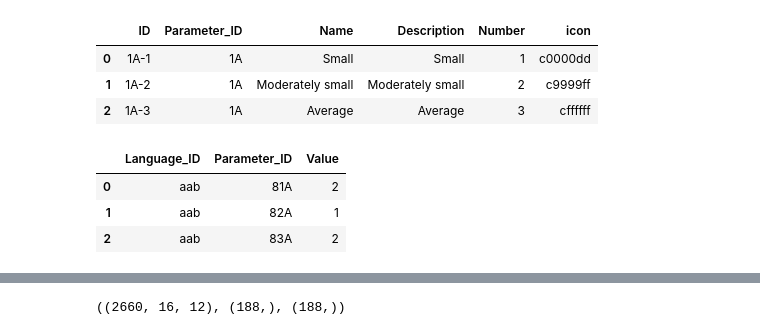
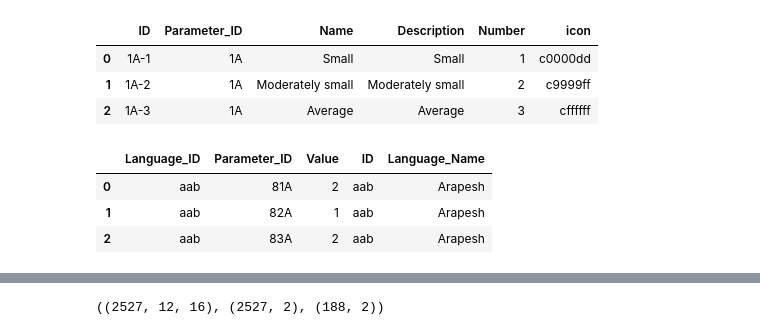
Before and after one commit to Pappa/conlanger, a Jupyter notebook: notebooks/explore_wals.ipynb, the cells around one changed output, grey strips where cells are left out. Saved outputs shown, nothing was run; the diff lists cells and outputs as text; code cells hidden in the pictures.

Commit message:
WALS language parameters

```diff
--- a/notebooks/explore_wals.ipynb
+++ b/notebooks/explore_wals.ipynb
@@ -71,17 +72,24 @@ code_df.head(3)
 | 1 | 1A-2 | 1A | Moderately small | Moderately small | 2 | c9999ff |
 | 2 | 1A-3 | 1A | Average | Average | 3 | cffffff |
 # %%
-value_df = pd.DataFrame(wals.iter_rows("ValueTable")).drop(
-    columns=["ID", "Code_ID", "Comment", "Source", "Example_ID"]
+value_df = (
+    pd.DataFrame(wals.iter_rows("ValueTable"))
+    .drop(columns=["ID", "Code_ID", "Comment", "Source", "Example_ID"])
+    .merge(
+        lang_df[["ID", "Name"]].rename(columns={"Name": "Language_Name"}),
+        left_on="Language_ID",
+        right_on="ID",
+    )
 )
 value_df["Value"] = value_df["Value"].astype(int)
+value_df["Language_Name"] = value_df["Language_Name"].str.split(" (", regex=False).str[0]
 
 value_df.head(3)
 # %% [output]
-|  | Language_ID | Parameter_ID | Value |
-| 0 | aab | 81A | 2 |
-| 1 | aab | 82A | 1 |
-| 2 | aab | 83A | 2 |
+|  | Language_ID | Parameter_ID | Value | ID | Language_Name |
+| 0 | aab | 81A | 2 | aab | Arapesh |
+| 1 | aab | 82A | 1 | aab | Arapesh |
+| 2 | aab | 83A | 2 | aab | Arapesh |
 # %%
 example_df = pd.DataFrame(wals.iter_rows("ExampleTable"))
 example_df.head(3)
@@ -93,29 +101,36 @@ example_df.head(3)
 # %%
 def map_params(df):
     lang = df.to_numpy()
-    lang_value_indices = np.isin(lang[:, 0], param_ids).nonzero()
-    param_indices = np.isin(param_ids, lang[:, 0]).nonzero()
-    result = np.zeros(param_ids.shape)
+    lang_value_indices = np.isin(lang[:, 0], parameters[:, 0]).nonzero()
+    param_indices = np.isin(parameters[:, 0], lang[:, 0]).nonzero()
+    result = np.zeros(parameters[:, 0].shape)
     result[param_indices] = lang[:, 1][lang_value_indices]
     return result
 
 
-unique_languages = np.unique(value_df.Language_ID)
+values_by_language = value_df.groupby(["Language_ID", "Language_Name"])
+unique_languages = np.array([[id, name] for (id, name), group in values_by_language])
 
 language_parameters = np.hstack(
     [
         np.stack(
-            value_df.groupby("Language_ID")
-            .apply(map_params, include_groups=False)
-            .to_numpy()
+            values_by_language.apply(map_params, include_groups=False).to_numpy()
         ).astype(int),
         np.zeros((unique_languages.shape[0], 4)),
     ]
-).reshape(unique_languages.shape[0], 16, -1)
+)
 
-language_parameters.shape, param_ids.shape, param_names.shape
+# remove languages with no parameter values ("Sign Languages", "Other")
+mask = np.sum(language_parameters, axis=1) > 1
+
+unique_languages = unique_languages[mask]
+language_parameters = language_parameters[mask].reshape(
+    unique_languages.shape[0], 12, -1
+)
+
+language_parameters.shape, unique_languages.shape, parameters.shape
 # %% [output]
-((2660, 16, 12), (188,), (188,))
+((2527, 12, 16), (2527, 2), (188, 2))
 # %%
 np.savez_compressed(
     "./data/language_parameters.npz",
```
Also changed, not shown: parts of 4 cells of this notebook, 1 other file.
